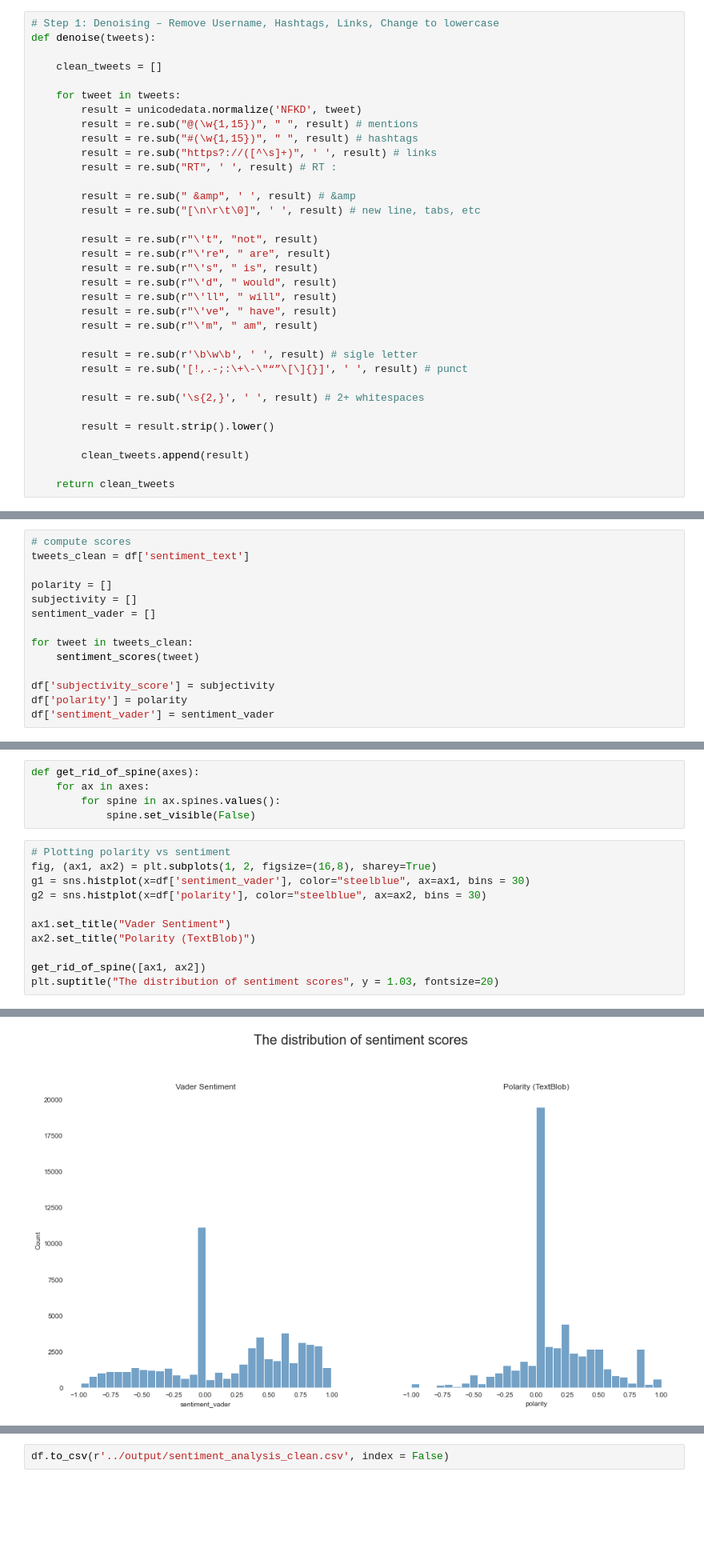
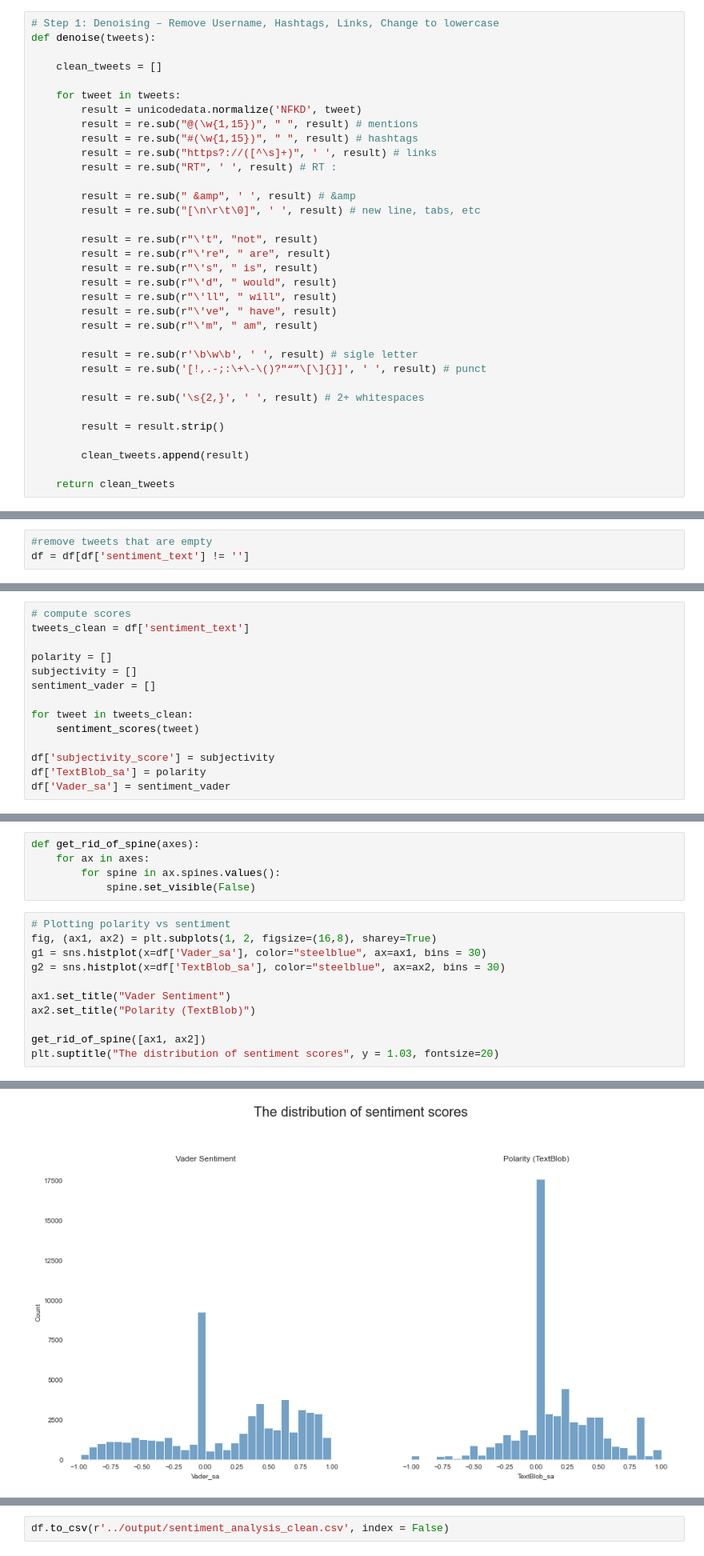
Before and after one commit to TZstatsADS/Spring2021-Project5-group2, a Jupyter notebook: doc/Sentiment Analysis.ipynb, the cells around one changed output, grey strips where cells are left out. Shown: that part at 80% size. Cells and saved outputs as stored; diff of their text form; blank space fills up the shorter version.

```diff
--- a/doc/Sentiment Analysis.ipynb
+++ b/doc/Sentiment Analysis.ipynb
@@ -94,11 +97,11 @@ def denoise(tweets):
         result = re.sub(r"\'m", " am", result)
 
         result = re.sub(r'\b\w\b', ' ', result) # sigle letter
-        result = re.sub('[!,.-;:\+\-\"“”\[\]{}]', ' ', result) # punct
+        result = re.sub('[!,.-;:\+\-\()?"“”\[\]{}]', ' ', result) # punct
 
         result = re.sub('\s{2,}', ' ', result) # 2+ whitespaces
 
-        result = result.strip().lower()
+        result = result.strip()
 
         clean_tweets.append(result)
 
@@ -208,5 +211,8 @@ tweets = df['text'].to_list()
 clean_tweets = normalization_pipeline(tweets)
 # %%
 df['sentiment_text'] = clean_tweets
+# %%
+#remove tweets that are empty
+df = df[df['sentiment_text'] != '']
 # %% [markdown]
 ## Sentiment Analysis
@@ -234,5 +242,5 @@ for tweet in tweets_clean:
     sentiment_scores(tweet)
 
 df['subjectivity_score'] = subjectivity
-df['polarity'] = polarity
-df['sentiment_vader'] = sentiment_vader
+df['TextBlob_sa'] = polarity
+df['Vader_sa'] = sentiment_vader
@@ -246,17 +270,17 @@ def get_rid_of_spine(axes):
 # %%
 # Plotting polarity vs sentiment
 fig, (ax1, ax2) = plt.subplots(1, 2, figsize=(16,8), sharey=True)
-g1 = sns.histplot(x=df['sentiment_vader'], color="steelblue", ax=ax1, bins = 30)
-g2 = sns.histplot(x=df['polarity'], color="steelblue", ax=ax2, bins = 30)
+g1 = sns.histplot(x=df['Vader_sa'], color="steelblue", ax=ax1, bins = 30)
+g2 = sns.histplot(x=df['TextBlob_sa'], color="steelblue", ax=ax2, bins = 30)
 
 ax1.set_title("Vader Sentiment")
 ax2.set_title("Polarity (TextBlob)")
 
 get_rid_of_spine([ax1, ax2])
 plt.suptitle("The distribution of sentiment scores", y = 1.03, fontsize=20)
 # %% [output]
 Text(0.5, 1.03, 'The distribution of sentiment scores')
-[figure, old version]
+[figure, new version]
 # %%
 # Plotting objectivity
 # subjectivity_score = 0: very objective
```
Also changed, not shown: parts of 44 cells of this notebook, 5 other files.
